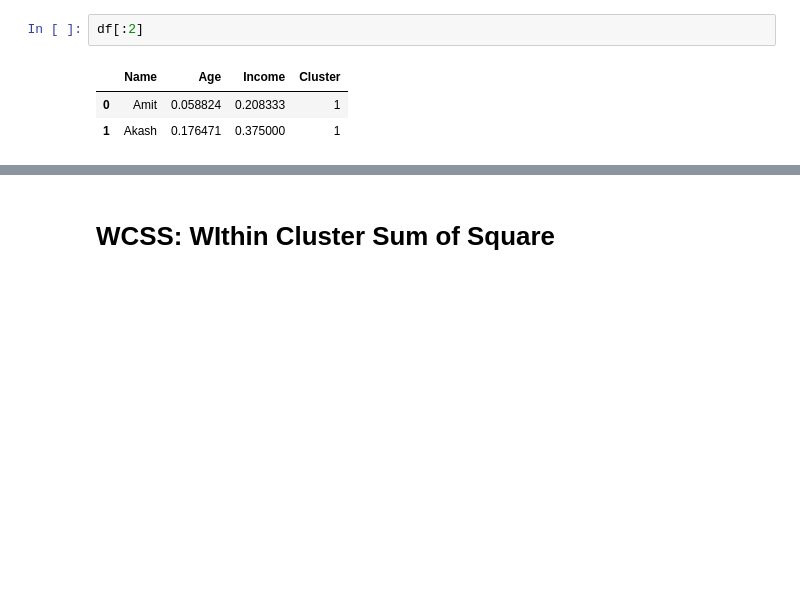
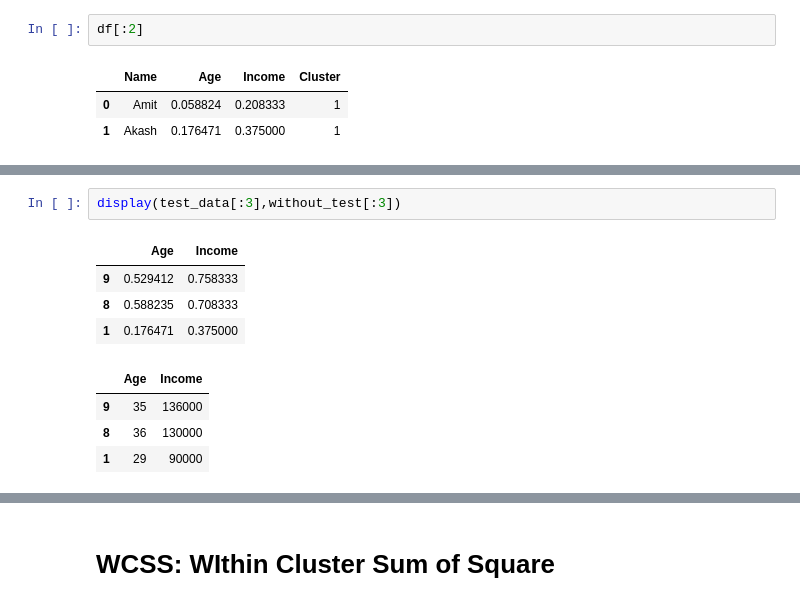
Before and after one commit to prasad2154/NewVision, a Jupyter notebook: Machine_learning/KMeans_Employee_info.ipynb, the cells around one changed output, grey strips where cells are left out. Drawn from its saved outputs; the diff is of its cells as text; blank space fills up the shorter version.

```diff
--- a/Machine_learning/KMeans_Employee_info.ipynb
+++ b/Machine_learning/KMeans_Employee_info.ipynb
@@ -425,0 +453,11 @@ array([2, 0, 2, 1, 0], dtype=int32)
+# %%
+display(test_data[:3],without_test[:3])
+# %% [output]
+|  | Age | Income |
+| 9 | 0.529412 | 0.758333 |
+| 8 | 0.588235 | 0.708333 |
+| 1 | 0.176471 | 0.375000 |
+|  | Age | Income |
+| 9 | 35 | 136000 |
+| 8 | 36 | 130000 |
+| 1 | 29 | 90000 |
```
Also changed, not shown: parts of 54 cells of this notebook.
